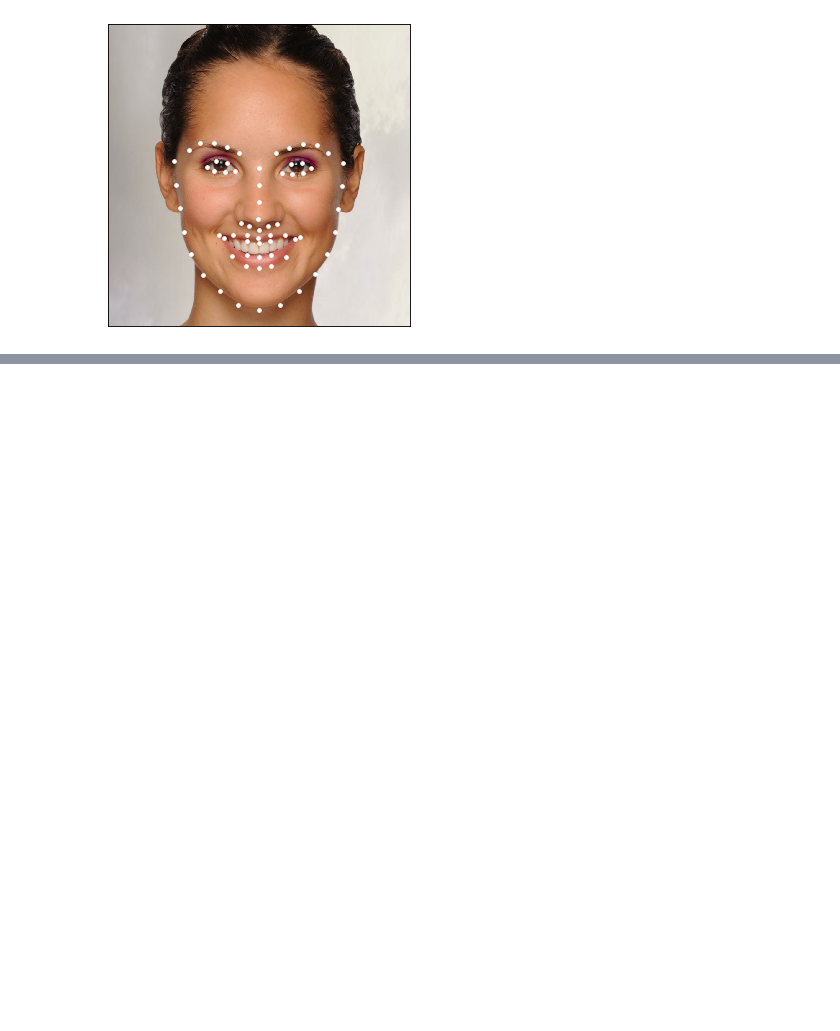
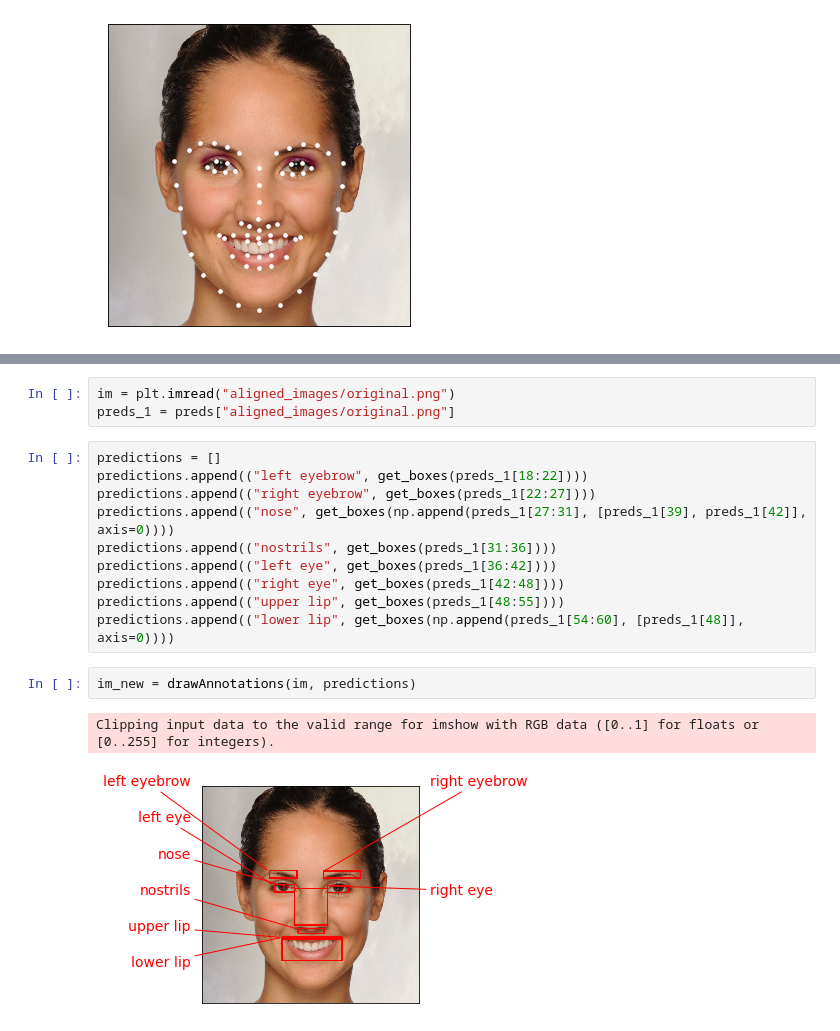
Before and after one commit to tang-ji/makeup-helper, a Jupyter notebook: test-face-alignment.ipynb, the cells around one changed output, grey strips where cells are left out. Drawn from its saved outputs; the diff is of its cells as text; blank space fills up the shorter version.

Commit message:
add draw boxes tool

```diff
--- a/test-face-alignment.ipynb
+++ b/test-face-alignment.ipynb
@@ -22,0 +19,18 @@ WARNING: Could not generate requirement for distribution -equests 2.21.0 (/Users
+# %%
+im = plt.imread("aligned_images/original.png")
+preds_1 = preds["aligned_images/original.png"]
+# %%
+predictions = []
+predictions.append(("left eyebrow", get_boxes(preds_1[18:22])))
+predictions.append(("right eyebrow", get_boxes(preds_1[22:27])))
+predictions.append(("nose", get_boxes(np.append(preds_1[27:31], [preds_1[39], preds_1[42]], axis=0))))
+predictions.append(("nostrils", get_boxes(preds_1[31:36])))
+predictions.append(("left eye", get_boxes(preds_1[36:42])))
+predictions.append(("right eye", get_boxes(preds_1[42:48])))
+predictions.append(("upper lip", get_boxes(preds_1[48:55])))
+predictions.append(("lower lip", get_boxes(np.append(preds_1[54:60], [preds_1[48]], axis=0))))
+# %%
+im_new = drawAnnotations(im, predictions)
+# %% [output]
+Clipping input data to the valid range for imshow with RGB data ([0..1] for floats or [0..255] for integers).
+[figure, added]
```
Also changed, not shown: parts of 2 cells of this notebook, 1 other file.
